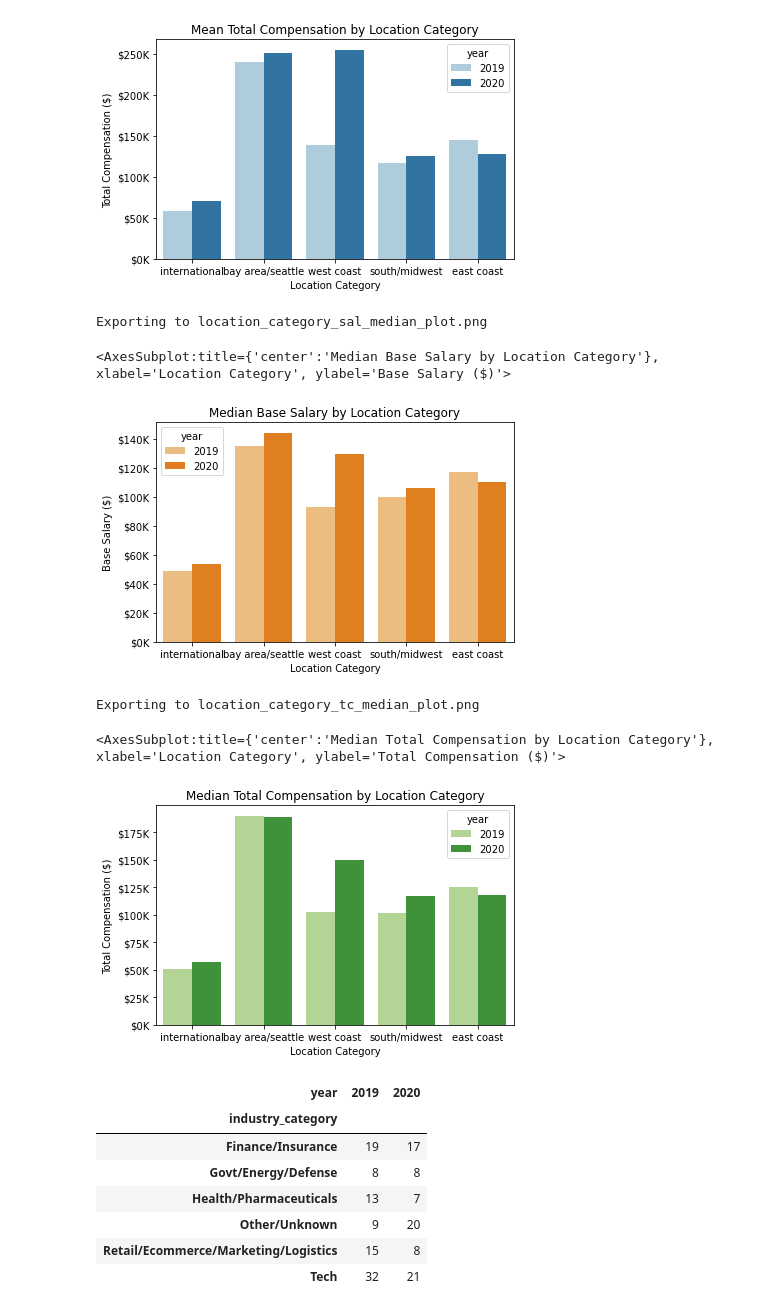
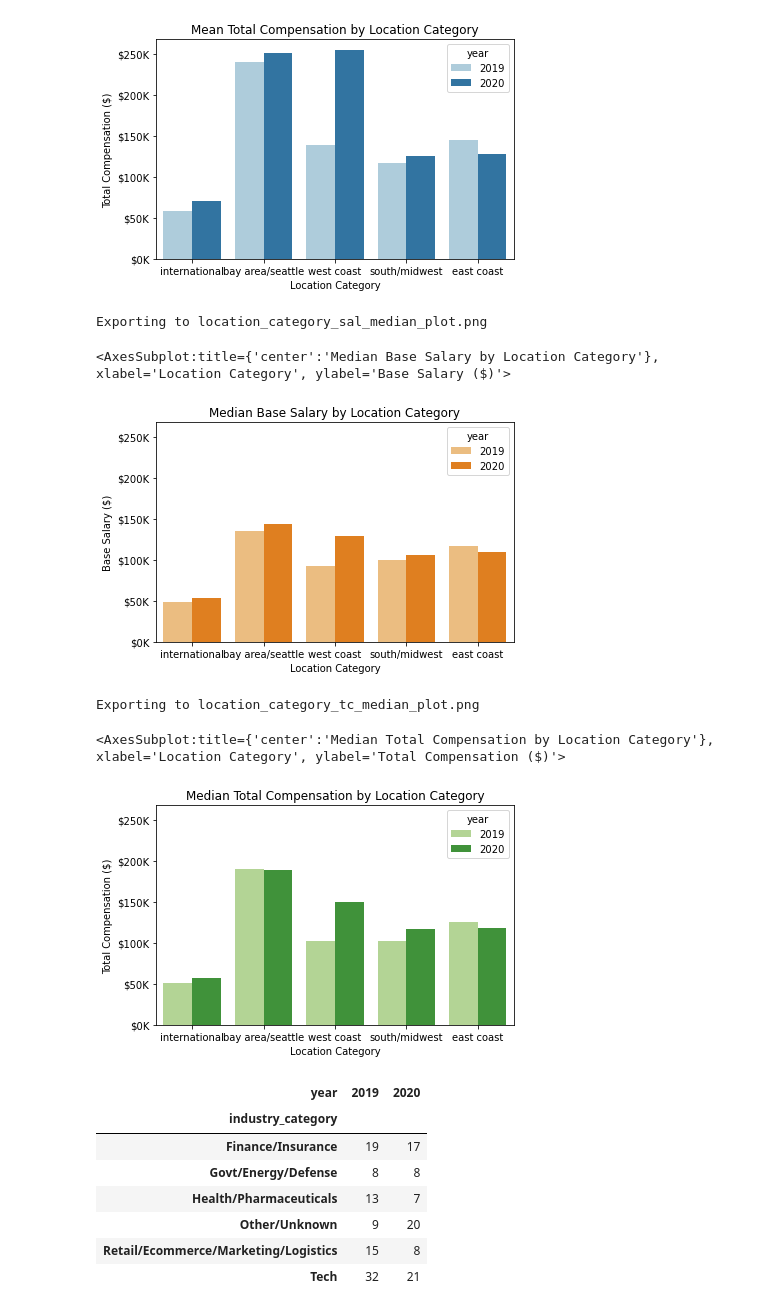
Before and after one commit to edmundworden/da6223_webscraping, a Jupyter notebook: reddit_data_science_salaries.ipynb, the cells around one changed output. Drawn from its saved outputs; the diff is of its cells as text; code cells hidden in the pictures.

```diff
--- a/reddit_data_science_salaries.ipynb
+++ b/reddit_data_science_salaries.ipynb
@@ -606,6 +606,7 @@ def ds_comp_barplot(
     sal_or_tc,
     mean_or_med,
     x_axis,
+    y_max,
     export=False,
     export_filename="nothing",
     facet=True,
@@ -644,6 +645,8 @@ def ds_comp_barplot(
         ticker.FuncFormatter(lambda x, pos: "${:,.0f}".format(x / 1000) + "K")
     )
 
+    output_barplot.set(ylim=(0, y_max))
+
     plt.title(title)
     plt.ylabel(ylab)
     plt.xlabel(xlab)
@@ -887,11 +937,27 @@ location_agg_mean = reddit_ds_location_df.groupby(
 ).aggregate("mean")
 location_agg_mean.reset_index(inplace=True)
 
+location_agg_median = reddit_ds_location_df.groupby(
+    ["year", "location_category"]
+).aggregate("median")
+location_agg_median.reset_index(inplace=True)
+
+location_agg_ymax = (
+    max(
+        list(location_agg_mean["salary_num"])
+        + list(location_agg_mean["total_comp_num"])
+        + list(location_agg_median["salary_num"])
+        + list(location_agg_median["total_comp_num"])
+    )
+    * 1.05
+)
+
 ds_comp_barplot(
     df=location_agg_mean,
     sal_or_tc="sal",
     mean_or_med="mean",
     x_axis="location_category",
+    y_max=location_agg_ymax,
     export=True,
     facet=True,
 )
@@ -913,36 +980,33 @@ Exporting to location_category_tc_mean_plot.png
 <AxesSubplot:title={'center':'Mean Total Compensation by Location Category'}, xlabel='Location Category', ylabel='Total Compensation ($)'>
 [figure]
 # %%
-location_agg_median = reddit_ds_location_df.groupby(
-    ["year", "location_category"]
-).aggregate("median")
-location_agg_median.reset_index(inplace=True)
-
 ds_comp_barplot(
     df=location_agg_median,
     sal_or_tc="sal",
     mean_or_med="median",
     x_axis="location_category",
+    y_max=location_agg_ymax,
     export=True,
     facet=True,
 )
 # %% [output]
 Exporting to location_category_sal_median_plot.png
 <AxesSubplot:title={'center':'Median Base Salary by Location Category'}, xlabel='Location Category', ylabel='Base Salary ($)'>
-[figure, old version]
+[figure, new version]
 # %%
 ds_comp_barplot(
     df=location_agg_median,
     sal_or_tc="tc",
     mean_or_med="median",
     x_axis="location_category",
+    y_max=location_agg_ymax,
     export=True,
     facet=True,
 )
 # %% [output]
 Exporting to location_category_tc_median_plot.png
 <AxesSubplot:title={'center':'Median Total Compensation by Location Category'}, xlabel='Location Category', ylabel='Total Compensation ($)'>
-[figure, old version]
+[figure, new version]
 # %%
 industry_table = reddit_ds_df.groupby(["year", "industry_category"]).aggregate("count")
 industry_table.reset_index(inplace=True)
```
Also changed, not shown: parts of 24 cells of this notebook.
